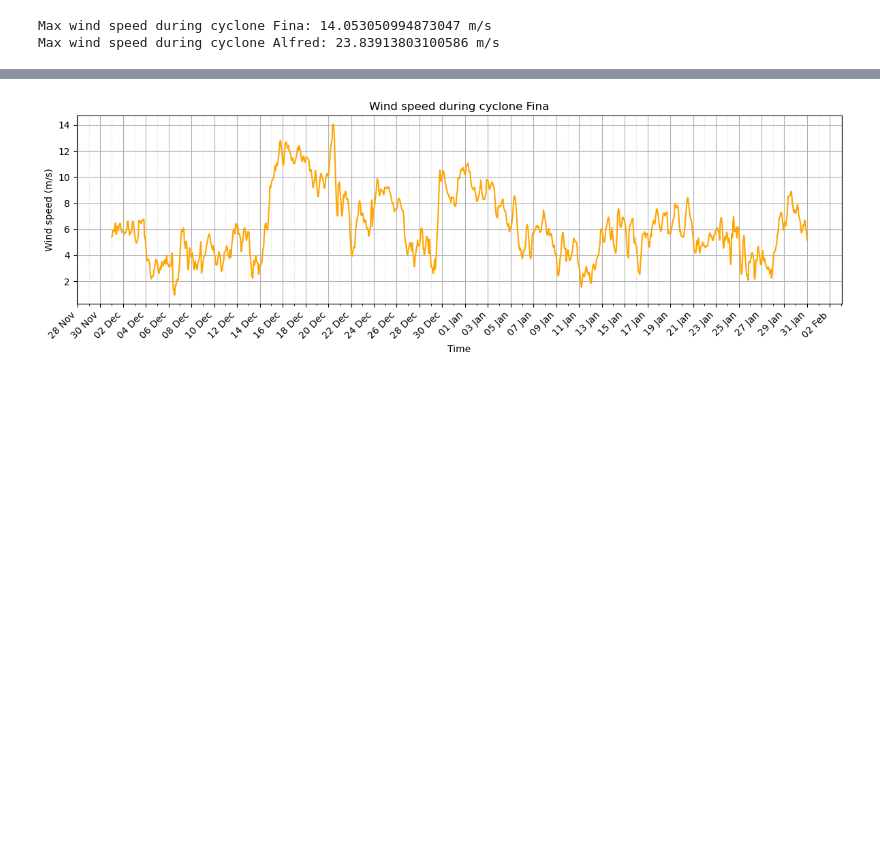
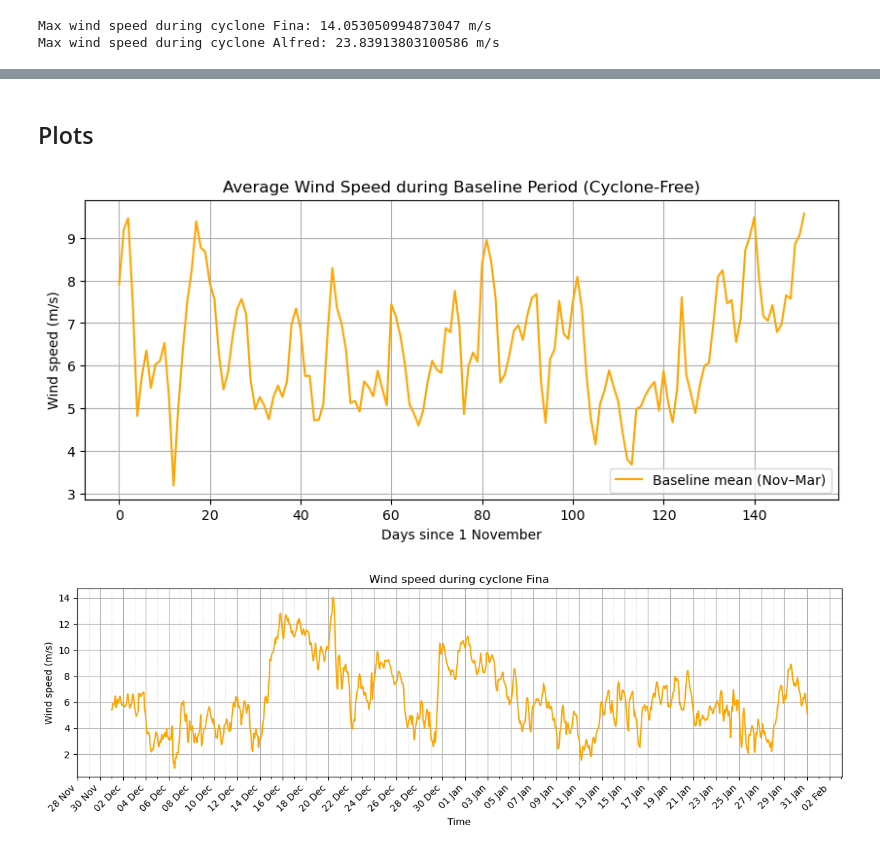
Before and after one commit to ElisaSzalay/Cyclone-Analysis, a Jupyter notebook: Wind and Wave analysis/analysis.ipynb, the cells around one changed output, grey strips where cells are left out. Saved outputs shown, nothing was run; the diff lists cells and outputs as text; code cells hidden in the pictures; blank space fills up the shorter version.

```diff
--- a/Wind and Wave analysis/analysis.ipynb
+++ b/Wind and Wave analysis/analysis.ipynb
@@ -8,4 +9,6 @@ import xarray as xr
 # %%
 wind_fina=xr.open_dataset('data/wind_fina.nc')
 wind_alfred=xr.open_dataset('data/wind_alfred.nc')
-wind_baseline=xr.open_dataset('data/wind_baseline.nc')
+wind_baseline_first=xr.open_dataset('data/wind_base_firstperiod.nc')
+wind_baseline_second=xr.open_dataset('data/wind_base_secondperiod.nc')
+wind_baseline_third=xr.open_dataset('data/wind_base_thirdperiod.nc')
@@ -16,24 +53,35 @@ v_fina=wind_fina['northward_wind']
 u_alfred=wind_alfred['eastward_wind']
 v_alfred=wind_alfred['northward_wind']
 
-u_baseline=wind_baseline['eastward_wind']
-v_baseline=wind_baseline['northward_wind']
+u_baseline_first=wind_baseline_first['eastward_wind']
+v_baseline_first=wind_baseline_first['northward_wind']
+
+u_baseline_second=wind_baseline_second['eastward_wind']
+v_baseline_second=wind_baseline_second['northward_wind']
+
+u_baseline_third=wind_baseline_third['eastward_wind']
+v_baseline_third=wind_baseline_third['northward_wind']
+
 
 wind_speed_fina=np.sqrt(u_fina**2+v_fina**2)
 #print(wind_speed_fina) #data array with 3 dimensions (time, latitude, longitude). each subarray gives the wind speeds at different longitudes for one fixed latitude
 wind_speed_alfred=np.sqrt(u_alfred**2+v_alfred**2)
-wind_speed_baseline=np.sqrt(u_baseline**2+v_baseline**2)
+wind_speed_baseline_first=np.sqrt(u_baseline_first**2+v_baseline_first**2)
+wind_speed_baseline_second=np.sqrt(u_baseline_second**2+v_baseline_second**2)
+wind_speed_baseline_third=np.sqrt(u_baseline_third**2+v_baseline_third**2)
 # %%
 #fixes the dimensions of the data array to be only time, by averaging over the spatial dimensions (latitude and longitude)
 wind_ts_fina = wind_speed_fina.mean(dim=("latitude", "longitude"))
 wind_ts_fina = wind_ts_fina.sel(time=slice("2011-12-01", "2012-01-31")) #selects only the time period of interest (during cyclone Fina)
 print("Max wind speed during cyclone Fina:", wind_ts_fina.max().values, "m/s")
+
 wind_ts_alfred = wind_speed_alfred.mean(dim=("latitude", "longitude"))
 wind_ts_alfred = wind_ts_alfred.sel(time=slice("2025-02-01", "2025-03-31"))
 print("Max wind speed during cyclone Alfred:", wind_ts_alfred.max().values, "m/s")
-wind_ts_baseline = wind_speed_baseline.mean(dim=("latitude", "longitude"))
-wind_ts_baseline = wind_ts_baseline.sel(time=slice("2025-06-01", "2025-07-31"))
-wind_ts_baseline_july = wind_ts_baseline.sel(time=slice("2025-07-01", "2025-07-31"))
+
+wind_ts_baseline_first = wind_speed_baseline_first.mean(dim=("latitude", "longitude"))
+wind_ts_baseline_second = wind_speed_baseline_second.mean(dim=("latitude", "longitude"))
+wind_ts_baseline_third = wind_speed_baseline_third.mean(dim=("latitude", "longitude"))
 # %% [output]
 Max wind speed during cyclone Fina: 14.053050994873047 m/s
 Max wind speed during cyclone Alfred: 23.83913803100586 m/s
@@ -40,3 +122,25 @@ Max wind speed during cyclone Alfred: 23.83913803100586 m/s
+# %% [markdown]
+## Plots
+# %%
+
+plt.figure(figsize=(10, 4))
+plt.plot(
+    baseline_mean_wind.season_day,
+    baseline_mean_wind,
+    label="Baseline mean (Nov–Mar)",
+    color="orange"
+)
+
+plt.xlabel("Days since 1 November")
+plt.ylabel("Wind speed (m/s)")
+plt.title("Average Wind Speed during Baseline Period (Cyclone-Free)")
+plt.grid(True)
+plt.legend()
+#save plot
+plt.savefig("plots/baseline_wind_speed.png", dpi=300, bbox_inches="tight")
+plt.show()
+# %% [output]
+[figure, added]
 # %%
 fig, ax = plt.subplots(figsize=(12, 4))
 
```
Also changed, not shown: parts of 27 cells of this notebook, 30 other files.
